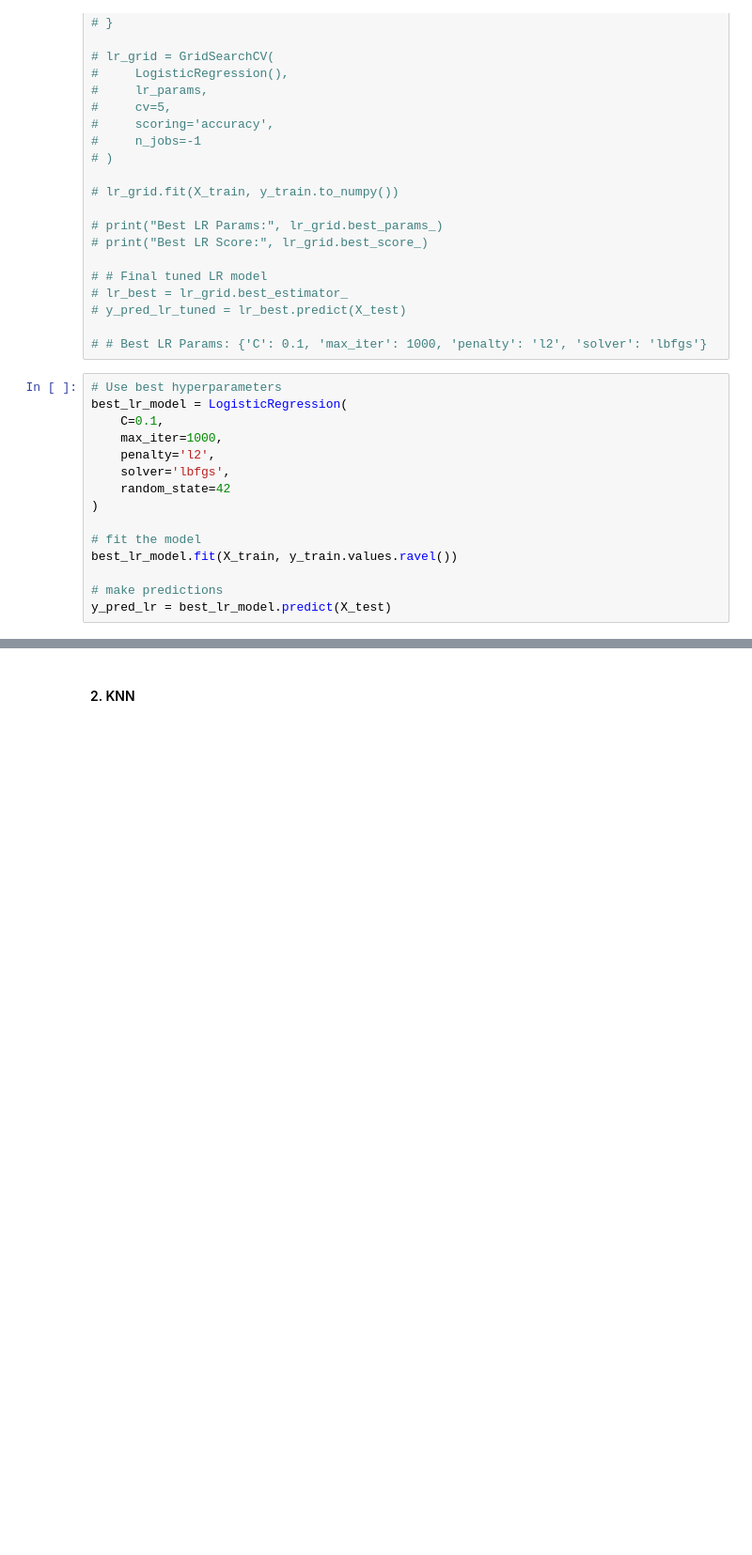
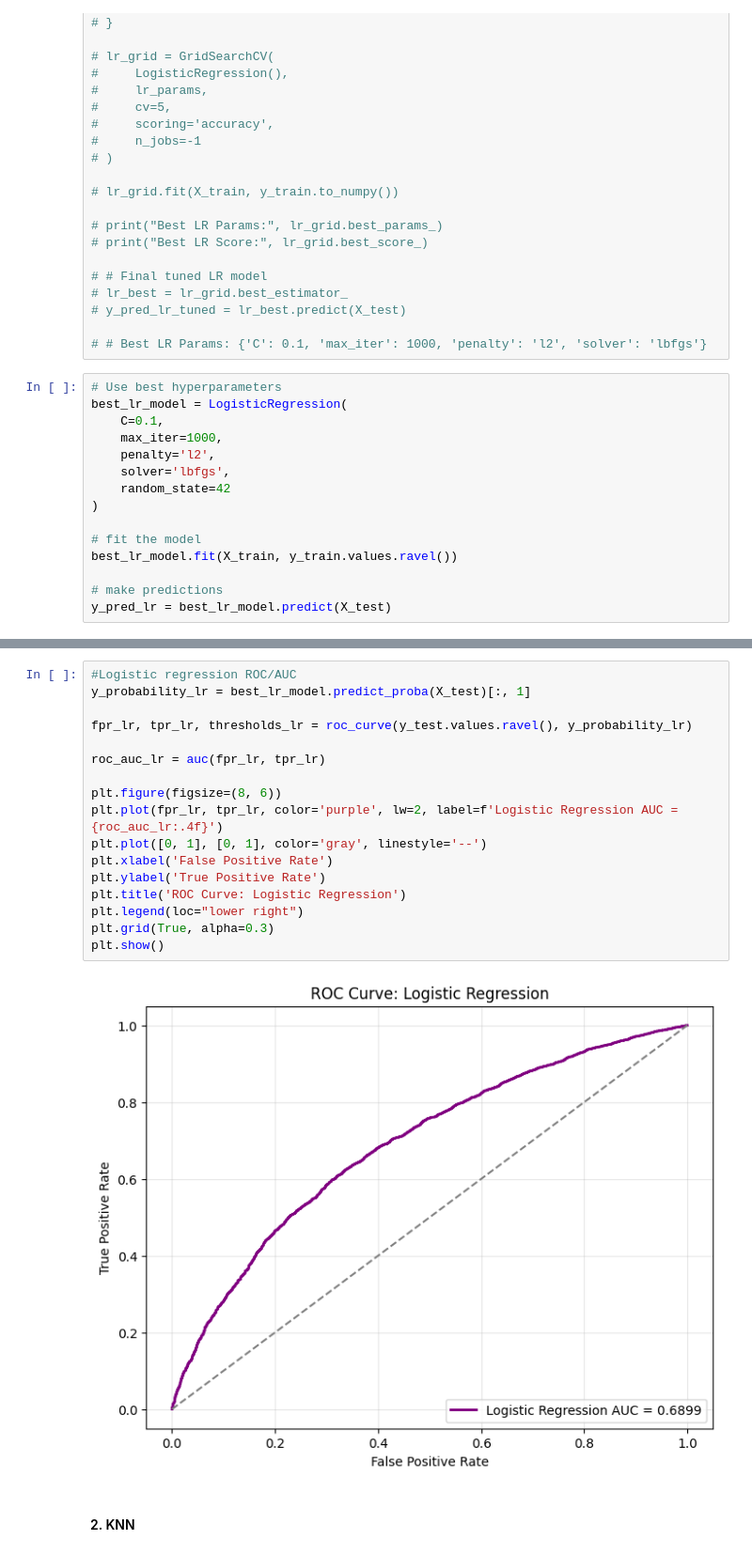
Before and after one commit to madwirblet/CIS4930-Final-Project, a Jupyter notebook: final.ipynb, the cells around one changed output, grey strips where cells are left out. Shown at 94% size. Cells and saved outputs as stored; diff of their text form; blank space fills up the shorter version.

Commit message:
add roc and auc for all models

```diff
--- a/final.ipynb
+++ b/final.ipynb
@@ -314,3 +489,22 @@ plt.show()
+# %%
+#Logistic regression ROC/AUC
+y_probability_lr = best_lr_model.predict_proba(X_test)[:, 1]
+
+fpr_lr, tpr_lr, thresholds_lr = roc_curve(y_test.values.ravel(), y_probability_lr)
+
+roc_auc_lr = auc(fpr_lr, tpr_lr)
+
+plt.figure(figsize=(8, 6))
+plt.plot(fpr_lr, tpr_lr, color='purple', lw=2, label=f'Logistic Regression AUC = {roc_auc_lr:.4f}')
+plt.plot([0, 1], [0, 1], color='gray', linestyle='--')
+plt.xlabel('False Positive Rate')
+plt.ylabel('True Positive Rate')
+plt.title('ROC Curve: Logistic Regression')
+plt.legend(loc="lower right")
+plt.grid(True, alpha=0.3)
+plt.show()
+# %% [output]
+[figure, added]
 # %% [markdown]
 #### 2. KNN
 # %%
```
Also changed, not shown: parts of 30 cells of this notebook.
